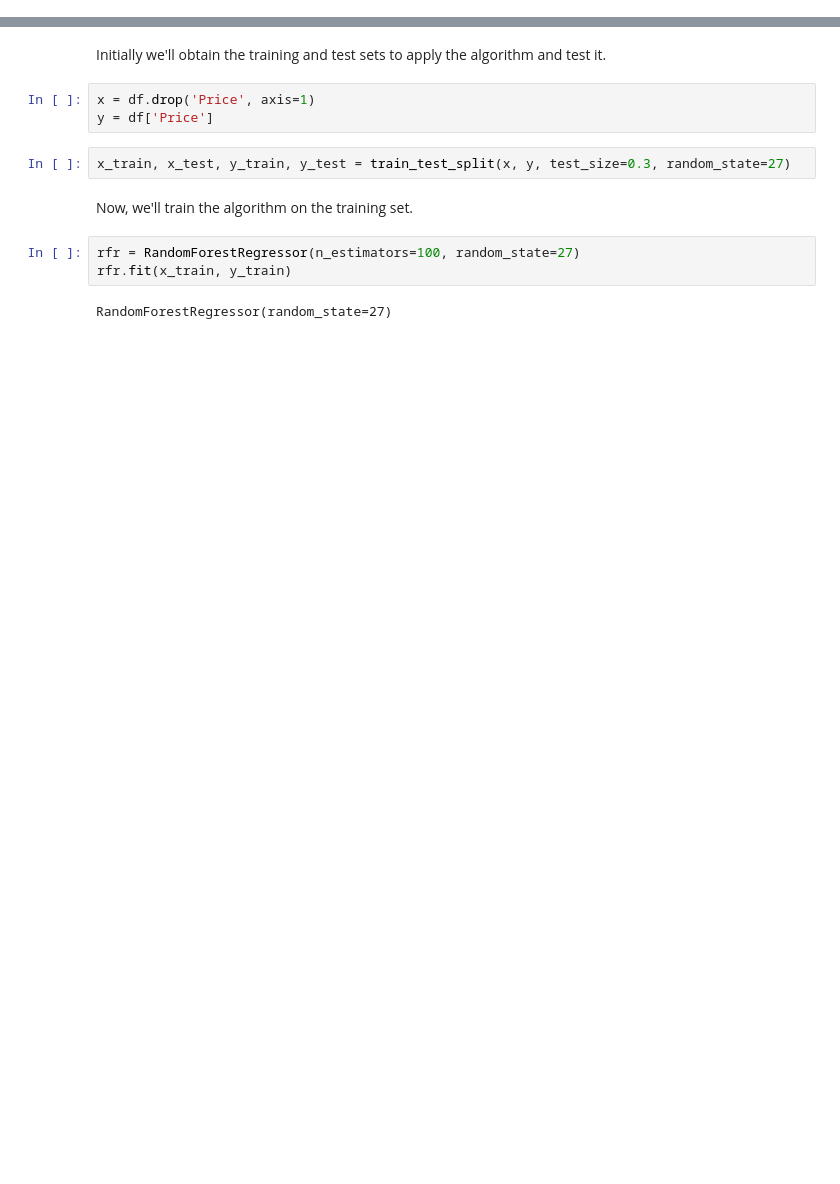
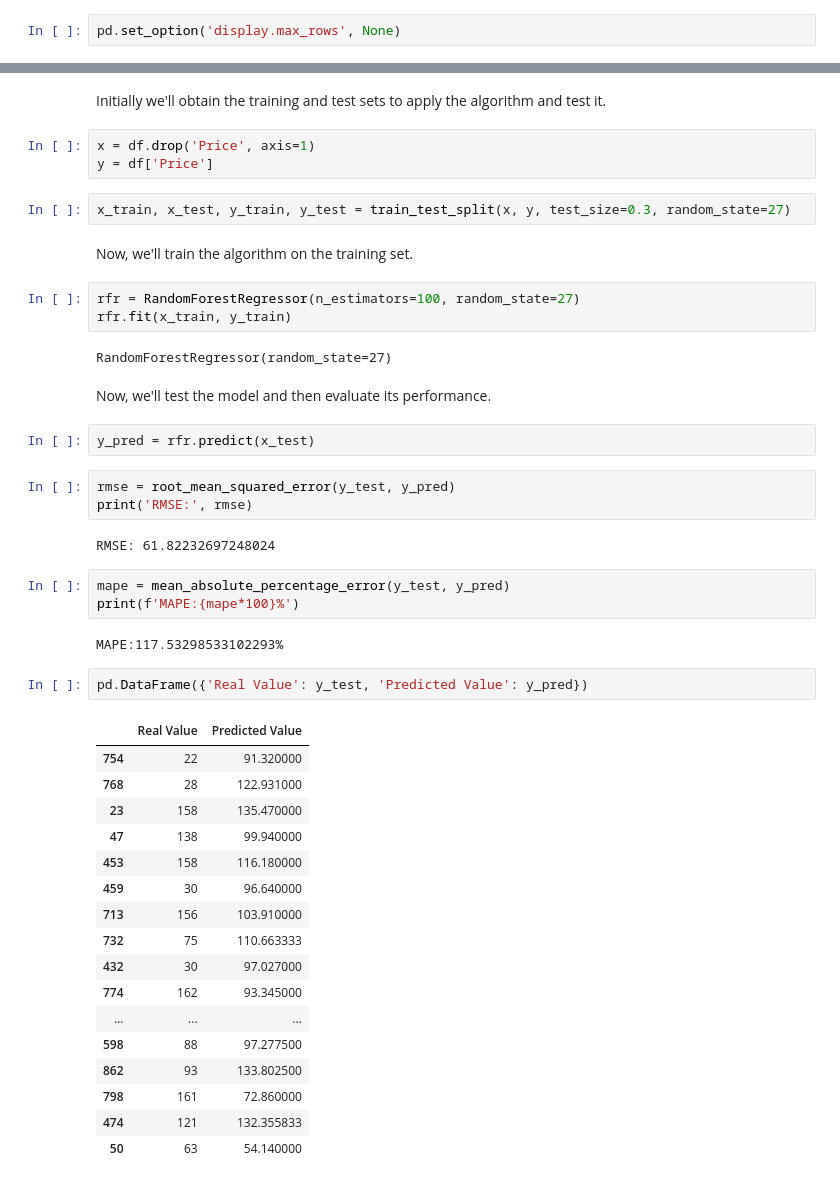
Before and after one commit to ryann-arruda/machine-learning, a Jupyter notebook: machine_learning_regression.ipynb, the cells around one changed output, grey strips where cells are left out. Cells and saved outputs as stored; diff of their text form; blank space fills up the shorter version.

Commit message:
Evaluation of the Random Forest Regressor model

```diff
--- a/machine_learning_regression.ipynb
+++ b/machine_learning_regression.ipynb
@@ -9,4 +10,6 @@ from sklearn.model_selection import train_test_split
 import matplotlib.pyplot as plt
+# %%
+pd.set_option('display.max_rows', None)
 # %%
 df = pd.read_csv('clothes_price_prediction_data.csv')
 df
@@ -200,3 +203,37 @@ rfr = RandomForestRegressor(n_estimators=100, random_state=27)
 rfr.fit(x_train, y_train)
 # %% [output]
 RandomForestRegressor(random_state=27)
+# %% [markdown]
+Now, we'll test the model and then evaluate its performance.
+# %%
+y_pred = rfr.predict(x_test)
+# %%
+rmse = root_mean_squared_error(y_test, y_pred)
+print('RMSE:', rmse)
+# %% [output]
+RMSE: 61.82232697248024
+# %%
+mape = mean_absolute_percentage_error(y_test, y_pred)
+print(f'MAPE:{mape*100}%')
+# %% [output]
+MAPE:117.53298533102293%
+# %%
+pd.DataFrame({'Real Value': y_test, 'Predicted Value': y_pred})
+# %% [output]
+|  | Real Value | Predicted Value |
+| 754 | 22 | 91.320000 |
+| 768 | 28 | 122.931000 |
+| 23 | 158 | 135.470000 |
+| 47 | 138 | 99.940000 |
+| 453 | 158 | 116.180000 |
+| 459 | 30 | 96.640000 |
+| 713 | 156 | 103.910000 |
+| 732 | 75 | 110.663333 |
+| 432 | 30 | 97.027000 |
+| 774 | 162 | 93.345000 |
+| ... | ... | ... |
+| 598 | 88 | 97.277500 |
+| 862 | 93 | 133.802500 |
+| 798 | 161 | 72.860000 |
+| 474 | 121 | 132.355833 |
+| 50 | 63 | 54.140000 |
```
Also changed, not shown: parts of 1 cell of this notebook.
